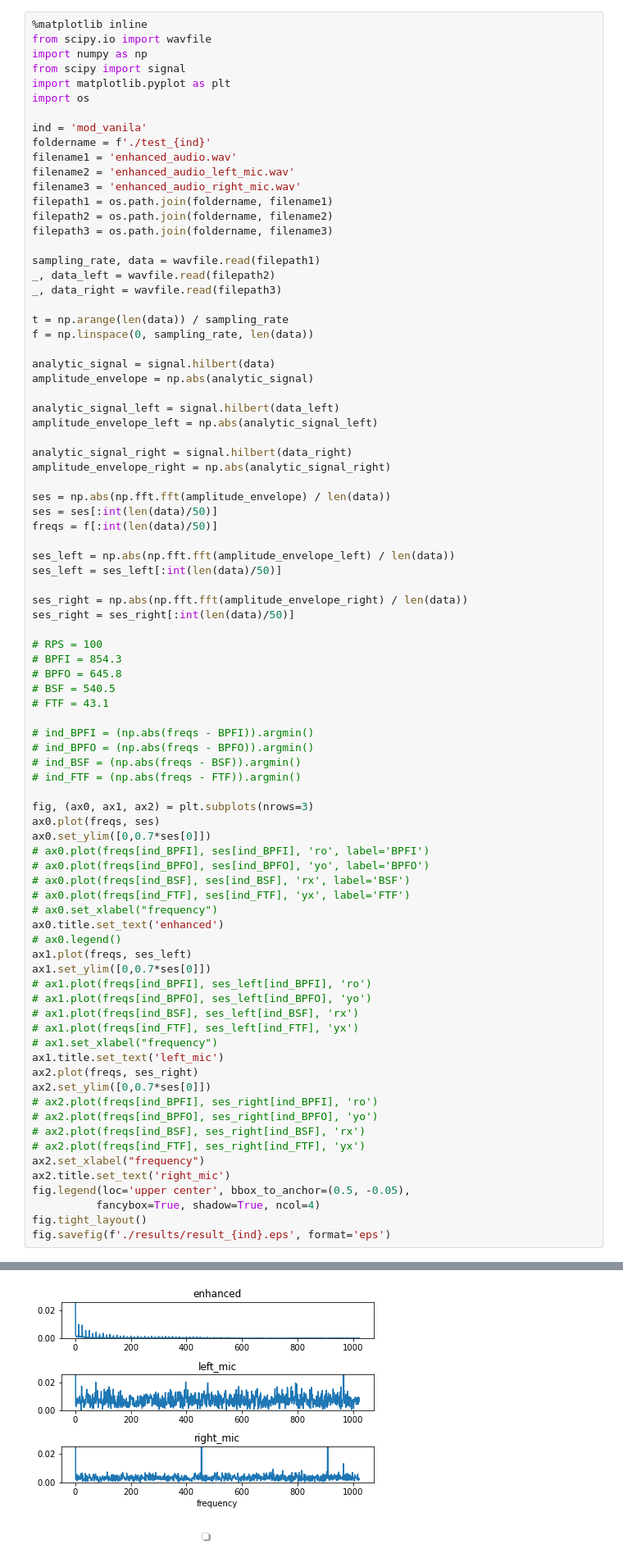
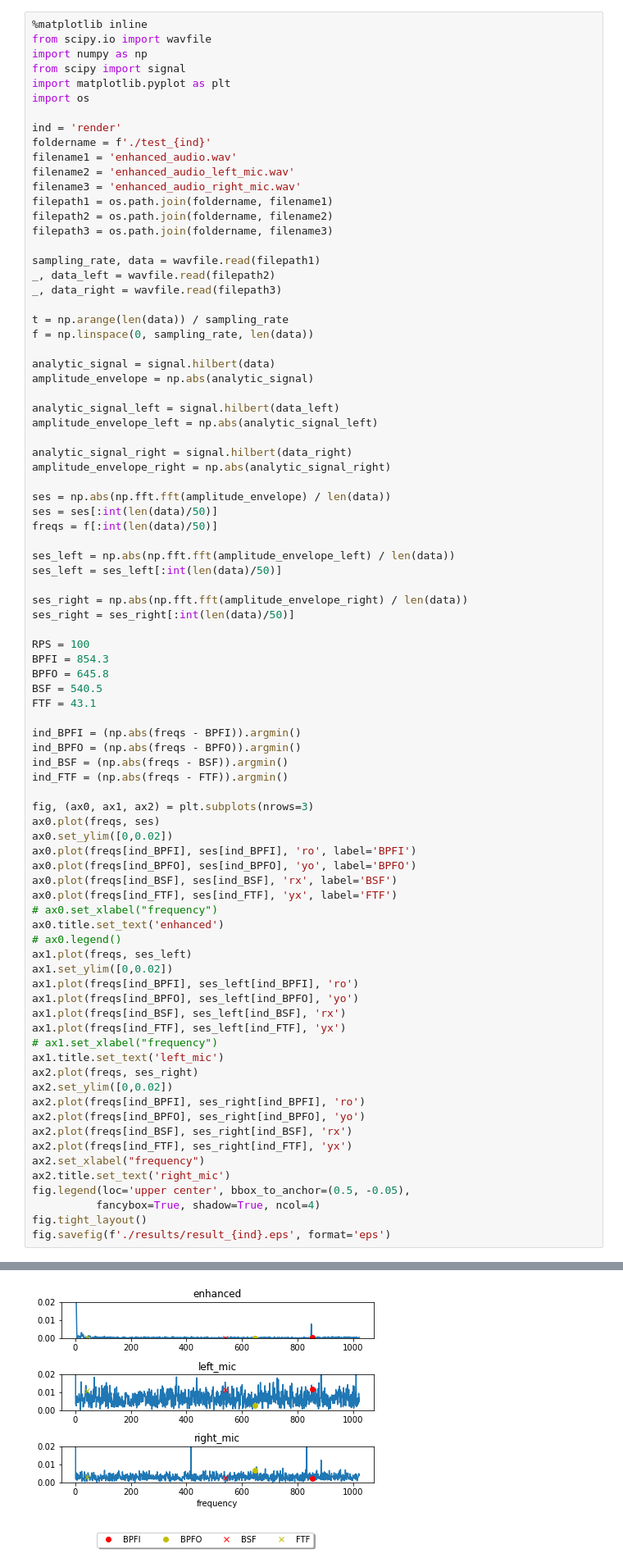
Before and after one commit to qffqqf/mvdr_beamformer, a Jupyter notebook: evaluation.ipynb, the cells around one changed output, grey strips where cells are left out. Shown at 82% size. Saved outputs shown, nothing was run; the diff lists cells and outputs as text.

```diff
--- a/evaluation.ipynb
+++ b/evaluation.ipynb
@@ -81,7 +81,7 @@ from scipy import signal
 import matplotlib.pyplot as plt
 import os
 
-ind = 'mod_vanila'
+ind = 'render'
 foldername = f'./test_{ind}'
 filename1 = 'enhanced_audio.wav'
 filename2 = 'enhanced_audio_left_mic.wav'
@@ -116,41 +116,41 @@ ses_left = ses_left[:int(len(data)/50)]
 ses_right = np.abs(np.fft.fft(amplitude_envelope_right) / len(data))
 ses_right = ses_right[:int(len(data)/50)]
 
-# RPS = 100
-# BPFI = 854.3
-# BPFO = 645.8
-# BSF = 540.5
-# FTF = 43.1
+RPS = 100
+BPFI = 854.3
+BPFO = 645.8
+BSF = 540.5
+FTF = 43.1
 
-# ind_BPFI = (np.abs(freqs - BPFI)).argmin()
-# ind_BPFO = (np.abs(freqs - BPFO)).argmin()
-# ind_BSF = (np.abs(freqs - BSF)).argmin()
-# ind_FTF = (np.abs(freqs - FTF)).argmin()
+ind_BPFI = (np.abs(freqs - BPFI)).argmin()
+ind_BPFO = (np.abs(freqs - BPFO)).argmin()
+ind_BSF = (np.abs(freqs - BSF)).argmin()
+ind_FTF = (np.abs(freqs - FTF)).argmin()
 
 fig, (ax0, ax1, ax2) = plt.subplots(nrows=3)
 ax0.plot(freqs, ses)
-ax0.set_ylim([0,0.7*ses[0]])
-# ax0.plot(freqs[ind_BPFI], ses[ind_BPFI], 'ro', label='BPFI')
-# ax0.plot(freqs[ind_BPFO], ses[ind_BPFO], 'yo', label='BPFO')
-# ax0.plot(freqs[ind_BSF], ses[ind_BSF], 'rx', label='BSF')
-# ax0.plot(freqs[ind_FTF], ses[ind_FTF], 'yx', label='FTF')
+ax0.set_ylim([0,0.02])
+ax0.plot(freqs[ind_BPFI], ses[ind_BPFI], 'ro', label='BPFI')
+ax0.plot(freqs[ind_BPFO], ses[ind_BPFO], 'yo', label='BPFO')
+ax0.plot(freqs[ind_BSF], ses[ind_BSF], 'rx', label='BSF')
+ax0.plot(freqs[ind_FTF], ses[ind_FTF], 'yx', label='FTF')
 # ax0.set_xlabel("frequency")
 ax0.title.set_text('enhanced')
 # ax0.legend()
 ax1.plot(freqs, ses_left)
-ax1.set_ylim([0,0.7*ses[0]])
-# ax1.plot(freqs[ind_BPFI], ses_left[ind_BPFI], 'ro')
-# ax1.plot(freqs[ind_BPFO], ses_left[ind_BPFO], 'yo')
-# ax1.plot(freqs[ind_BSF], ses_left[ind_BSF], 'rx')
-# ax1.plot(freqs[ind_FTF], ses_left[ind_FTF], 'yx')
+ax1.set_ylim([0,0.02])
+ax1.plot(freqs[ind_BPFI], ses_left[ind_BPFI], 'ro')
+ax1.plot(freqs[ind_BPFO], ses_left[ind_BPFO], 'yo')
+ax1.plot(freqs[ind_BSF], ses_left[ind_BSF], 'rx')
+ax1.plot(freqs[ind_FTF], ses_left[ind_FTF], 'yx')
 # ax1.set_xlabel("frequency")
 ax1.title.set_text('left_mic')
 ax2.plot(freqs, ses_right)
-ax2.set_ylim([0,0.7*ses[0]])
-# ax2.plot(freqs[ind_BPFI], ses_right[ind_BPFI], 'ro')
-# ax2.plot(freqs[ind_BPFO], ses_right[ind_BPFO], 'yo')
-# ax2.plot(freqs[ind_BSF], ses_right[ind_BSF], 'rx')
-# ax2.plot(freqs[ind_FTF], ses_right[ind_FTF], 'yx')
+ax2.set_ylim([0,0.02])
+ax2.plot(freqs[ind_BPFI], ses_right[ind_BPFI], 'ro')
+ax2.plot(freqs[ind_BPFO], ses_right[ind_BPFO], 'yo')
+ax2.plot(freqs[ind_BSF], ses_right[ind_BSF], 'rx')
+ax2.plot(freqs[ind_FTF], ses_right[ind_FTF], 'yx')
 ax2.set_xlabel("frequency")
 ax2.title.set_text('right_mic')
 fig.legend(loc='upper center', bbox_to_anchor=(0.5, -0.05),
@@ -162,3 +161,3 @@ No handles with labels found to put in legend.
 The PostScript backend does not support transparency; partially transparent artists will be rendered opaque.
 The PostScript backend does not support transparency; partially transparent artists will be rendered opaque.
-[figure, old version]
+[figure, new version]
```
Also changed, not shown: parts of 1 cell of this notebook, 4 other files.
